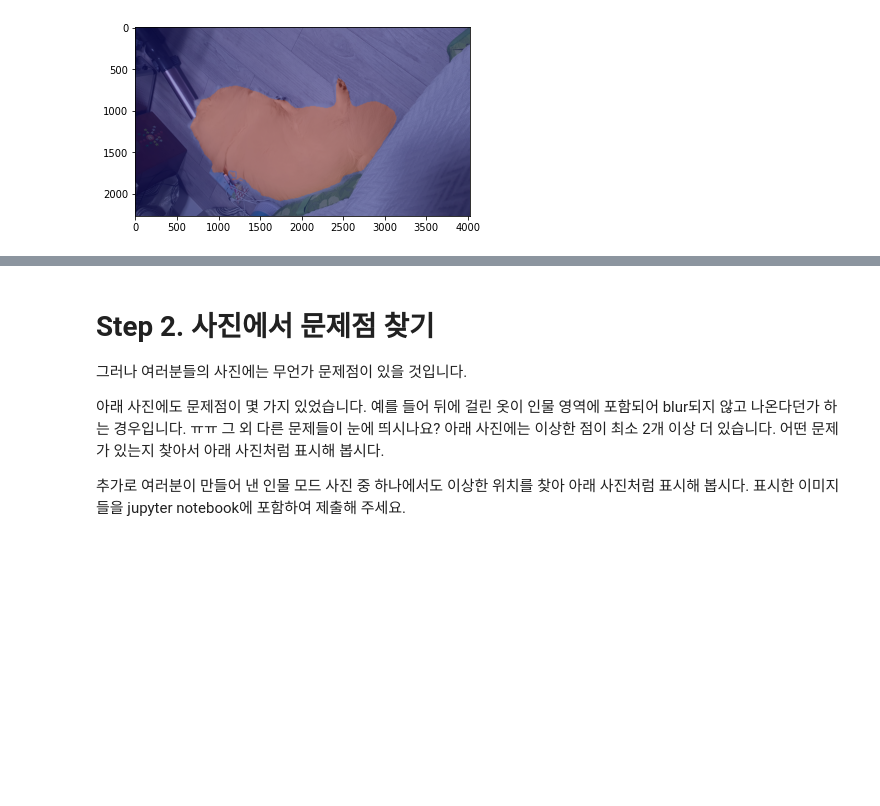
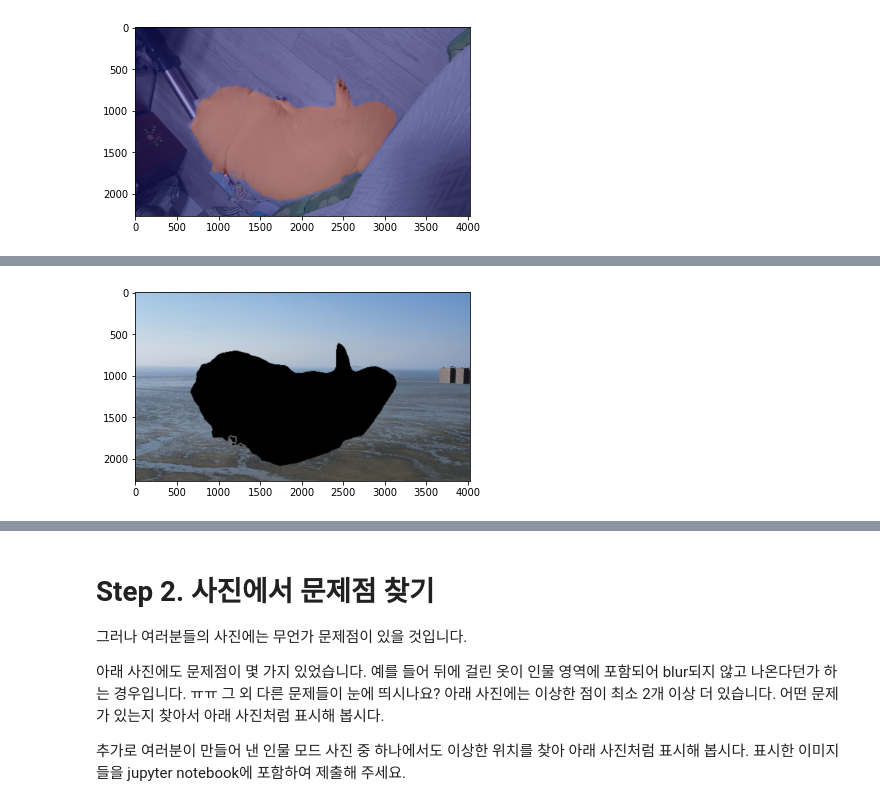
Before and after one commit to vkth7/AIFFEL-exploration, a Jupyter notebook: exp-09/[exp-09] 사진 배경 변경하기.ipynb, the cells around one changed output, grey strips where cells are left out. Saved outputs shown, nothing was run; the diff lists cells and outputs as text; code cells hidden in the pictures; blank space fills up the shorter version.

```diff
--- a/exp-09/[exp-09] 사진 배경 변경하기.ipynb
+++ b/exp-09/[exp-09] 사진 배경 변경하기.ipynb
@@ -287 +301,6 @@ plt.show()
+# %%
+plt.imshow(cv2.cvtColor(img_bg_back, cv2.COLOR_BGR2RGB))
+plt.show()
+# %% [output]
+[figure, added]
 # %%
```
Also changed, not shown: parts of 21 cells of this notebook.
